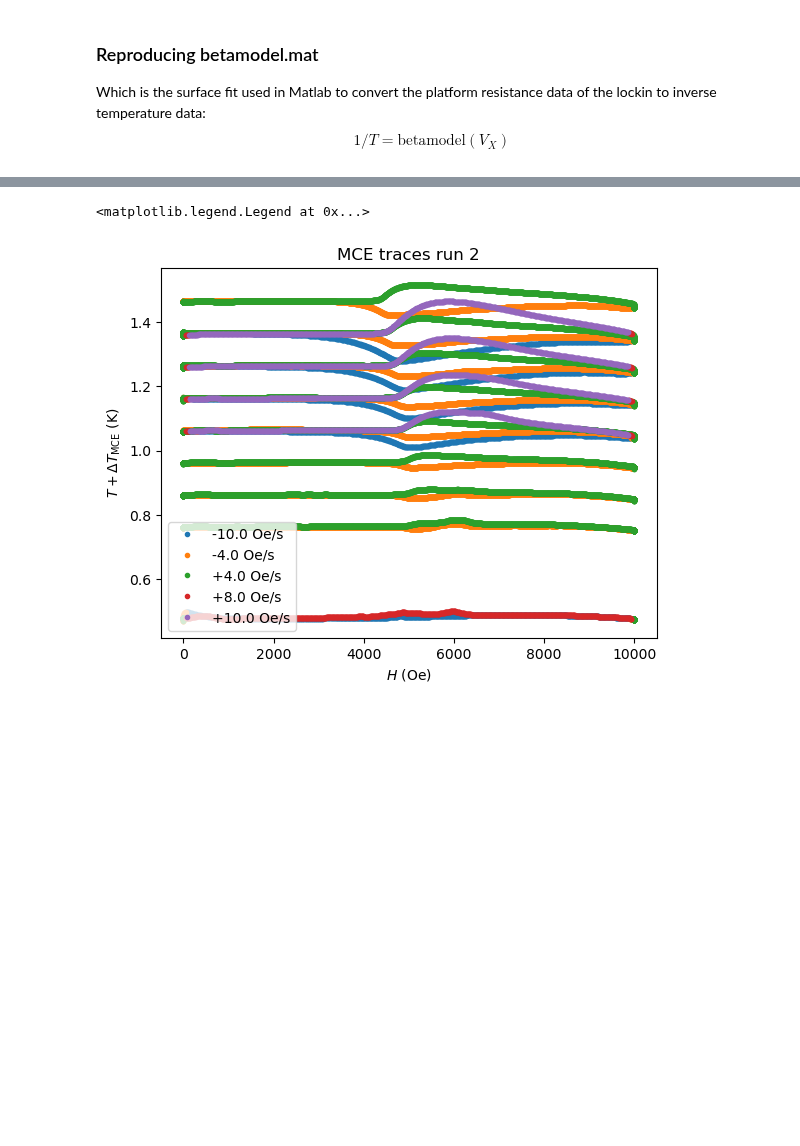
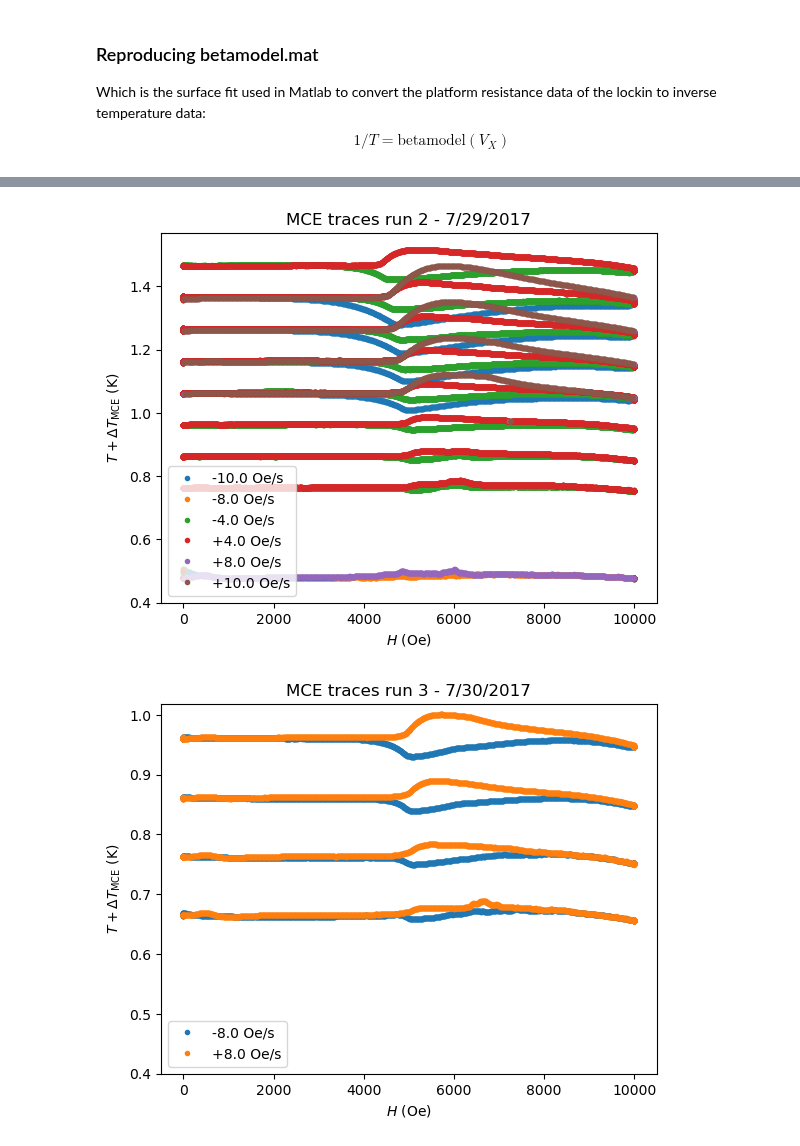
Before and after one commit to pmassat/pythonpda, a Jupyter notebook: MCE_analysis_Python/TmVO4_MCE_fitting.ipynb, the cells around one changed output, grey strips where cells are left out. Saved outputs shown, nothing was run; the diff lists cells and outputs as text; code cells hidden in the pictures; blank space fills up the shorter version.

Commit message:
Progress on batch data analysis of MCE data taken on TmVO4 needles in Jul/Aug 2017.

```diff
--- a/MCE_analysis_Python/TmVO4_MCE_fitting.ipynb
+++ b/MCE_analysis_Python/TmVO4_MCE_fitting.ipynb
@@ -115,5 +122,6 @@ Ti[runID] = {'raw':1/betamodel(Hi[runID]['raw'], R[runID])}
 # %%
 xlabel_mce = '$H$ (Oe)'
 ylabel_mce = '$T + \Delta T_\mathrm{MCE}$ (K)'
+title_mce = f'MCE traces run {runID} - {run_date[runID]}'
 # %%
 # Raw MCE traces
@@ -160,11 +153,14 @@ Length: 72126, dtype: float64>
 # %%
 # Extract sweeprates from dH data
-for i in [2]:
-    udh, cdh = np.unique(np.round(dH[2]), return_counts=True)
-    sweeprates[i] = udh[np.logical_and(cdh>1e3, udh!=0)]
-    usr[i], csr = np.unique(abs(sweeprates[2]), return_counts=True)
-    if 4<=len(sweeprates[i])<=5:
-        refsweep[i] = np.mean(usr[i][csr==2])# take the mean of sweeprates used for both up- and downsweeps
-    elif len(sweeprates[i])>=6:
-        warn(f"Run #{i} has more than 3 absolute sweeprates,\
- it is recommended looking into this manually.")
+for runID in runIDs:
+    dH[runID] = pd.Series(np.diff(Hi[runID]['smoothed']))
+    udh, cdh = np.unique(np.round(dH[runID]), return_counts=True)
+    sweeprates[runID] = udh[np.logical_and(cdh>250, udh!=0)]# 250 seems to be the best value to eliminate datapoints that are not actual traces
+    usr[runID], csr = np.unique(abs(sweeprates[runID]), return_counts=True)
+#     if 4<=len(sweeprates[runID])<=5:
+#         refsweep[runID] = np.mean(usr[runID][csr==2])# take the mean of sweeprates used for both up- and downsweeps
+#     elif len(sweeprates[runID])>=6:
+#         warn(f"Run #{i} has more than 3 absolute sweeprates,\
+#  it is recommended looking into this manually.")
+
+dH[runID].head
@@ -171,2 +180,7 @@ for i in [2]:
+# %%
+class DataError(Exception):
+    """Customized errors for the purpose of this data analysis."""
+    def __init__(self, message):
+        self.message = message
 # %%
 # Separate traces based on sweeprate
@@ -201,14 +227,15 @@ for pq in [(Hi, H), (Ti, T), (Tpucki, Tpuck)]:# pq stands for physical quantity
 # %%
 # import ipywidgets as widgets
 %matplotlib inline
-runID = 2
-fig = plt.figure()
-for i, s in enumerate(H[runID].columns):
-    plt.plot(H[runID][s], T[runID][s], '.', label=f'{sweeprates[runID][i]:+.1f} Oe/s')
-plt.title(f'MCE traces run {runID}')
-plt.xlabel(xlabel_mce)
-plt.ylabel(ylabel_mce)
-plt.legend()
+for runID in runIDs:
+    fig = plt.figure()
+    for i, sr in enumerate(H[runID].columns):
+        plt.plot(H[runID][sr], T[runID][sr], '.', label=f'{sr:+.1f} Oe/s')
+    plt.ylim(bottom=0.4)
+    plt.xlabel(xlabel_mce)
+    plt.ylabel(ylabel_mce)
+    plt.title(title_mce)
+    plt.legend()
 # %% [output]
-<matplotlib.legend.Legend at 0x...>
-[figure, old version]
+[figure, new version]
+[figure, added]
```
Also changed, not shown: parts of 23 cells of this notebook, 2 other files.
